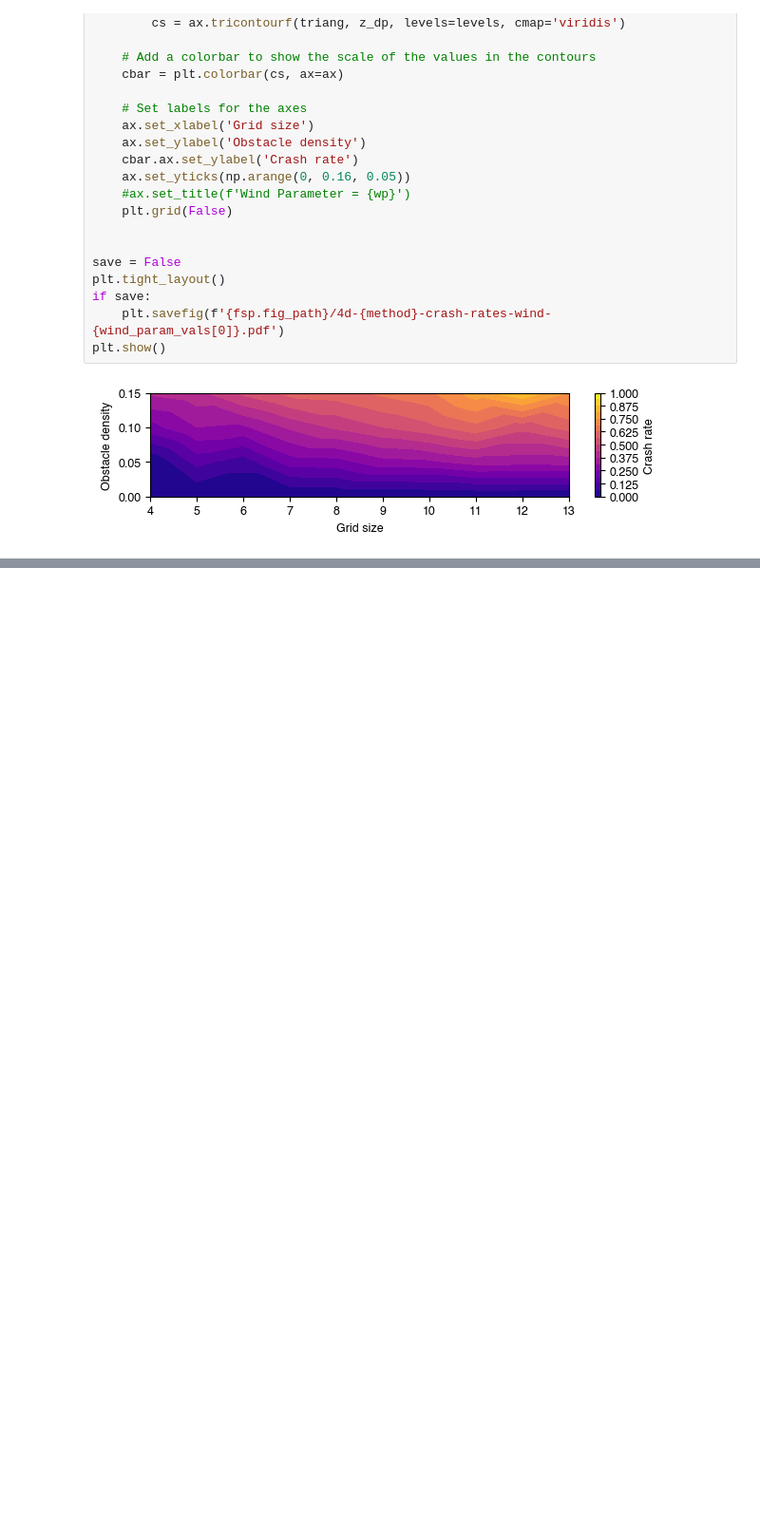
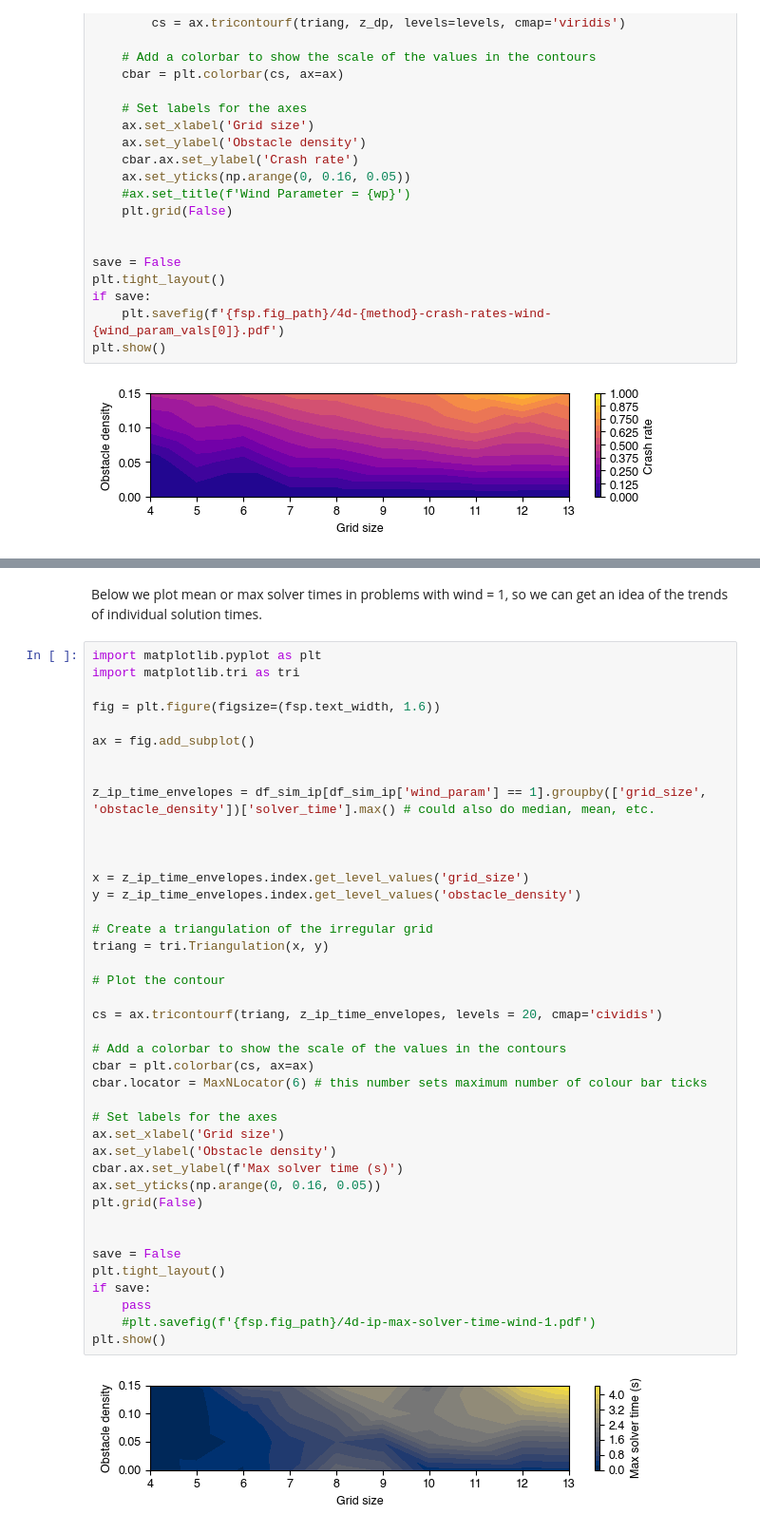
Before and after one commit to berkpereira/gridworld-numpy, a Jupyter notebook: eda_4d.ipynb, the cells around one changed output, grey strips where cells are left out. Shown at 95% size. Cells and saved outputs as stored; diff of their text form; blank space fills up the shorter version.

```diff
--- a/eda_4d.ipynb
+++ b/eda_4d.ipynb
@@ -295,0 +336,45 @@ plt.show()
+# %% [markdown]
+Below we plot mean or max solver times in problems with wind = 1, so we can get an idea of the trends of individual solution times.
+# %%
+import matplotlib.pyplot as plt
+import matplotlib.tri as tri
+
+fig = plt.figure(figsize=(fsp.text_width, 1.6))
+
+ax = fig.add_subplot()
+
+
+z_ip_time_envelopes = df_sim_ip[df_sim_ip['wind_param'] == 1].groupby(['grid_size', 'obstacle_density'])['solver_time'].max() # could also do median, mean, etc.
+
+
+
+x = z_ip_time_envelopes.index.get_level_values('grid_size')
+y = z_ip_time_envelopes.index.get_level_values('obstacle_density')
+
+# Create a triangulation of the irregular grid
+triang = tri.Triangulation(x, y)
+
+# Plot the contour
+
+cs = ax.tricontourf(triang, z_ip_time_envelopes, levels = 20, cmap='cividis')
+
+# Add a colorbar to show the scale of the values in the contours
+cbar = plt.colorbar(cs, ax=ax)
+cbar.locator = MaxNLocator(6) # this number sets maximum number of colour bar ticks
+
+# Set labels for the axes
+ax.set_xlabel('Grid size')
+ax.set_ylabel('Obstacle density')
+cbar.ax.set_ylabel(f'Max solver time (s)')
+ax.set_yticks(np.arange(0, 0.16, 0.05))
+plt.grid(False)
+
+
+save = False
+plt.tight_layout()
+if save:
+    pass
+    #plt.savefig(f'{fsp.fig_path}/4d-ip-max-solver-time-wind-1.pdf')
+plt.show()
+# %% [output]
+[figure, added]
```
Also changed, not shown: parts of 6 cells of this notebook.
